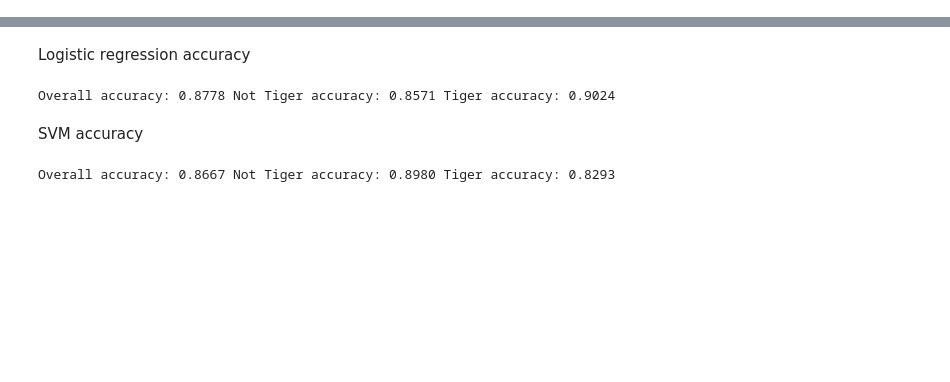
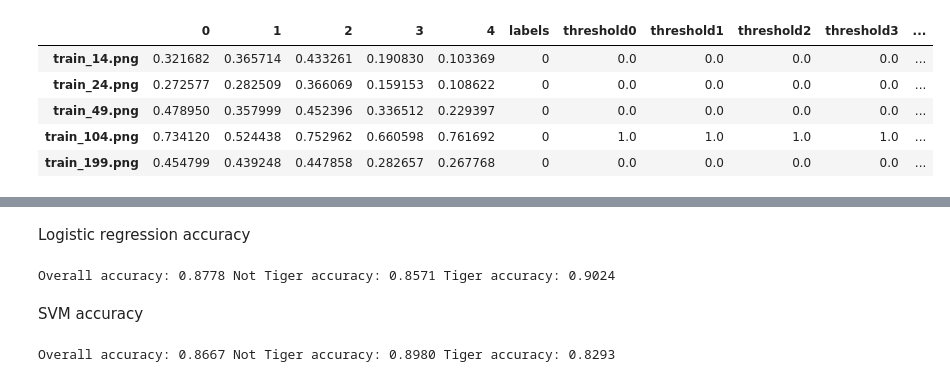
Before and after one commit to PeterTKovacs/mosquito_recoginition, a Jupyter notebook: APRO_baseline.ipynb, the cells around one changed output, grey strips where cells are left out. Saved outputs shown, nothing was run; the diff lists cells and outputs as text; code cells hidden in the pictures; blank space fills up the shorter version.

```diff
--- a/APRO_baseline.ipynb
+++ b/APRO_baseline.ipynb
@@ -519,3 +519,12 @@ data.head()
+# %%
+data.head()
+# %% [output]
+|  | 0 | 1 | 2 | 3 | 4 | labels | threshold0 | threshold1 | threshold2 | threshold3 | ... |
+| train_14.png | 0.321682 | 0.365714 | 0.433261 | 0.190830 | 0.103369 | 0 | 0.0 | 0.0 | 0.0 | 0.0 | ... |
+| train_24.png | 0.272577 | 0.282509 | 0.366069 | 0.159153 | 0.108622 | 0 | 0.0 | 0.0 | 0.0 | 0.0 | ... |
+| train_49.png | 0.478950 | 0.357999 | 0.452396 | 0.336512 | 0.229397 | 0 | 0.0 | 0.0 | 0.0 | 0.0 | ... |
+| train_104.png | 0.734120 | 0.524438 | 0.752962 | 0.660598 | 0.761692 | 0 | 1.0 | 1.0 | 1.0 | 1.0 | ... |
+| train_199.png | 0.454799 | 0.439248 | 0.447858 | 0.282657 | 0.267768 | 0 | 0.0 | 0.0 | 0.0 | 0.0 | ... |
 # %%
 from sklearn.linear_model import LogisticRegression
 from sklearn.model_selection import train_test_split
```
Also changed, not shown: parts of 16 cells of this notebook.
